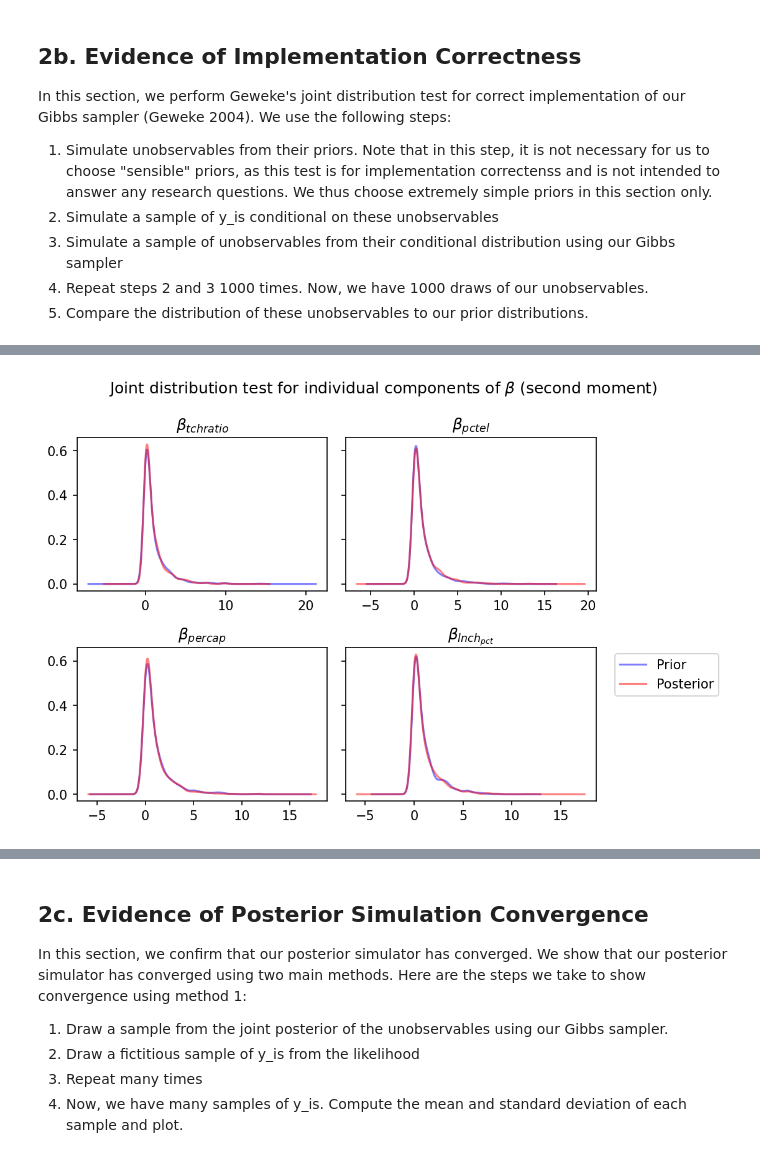
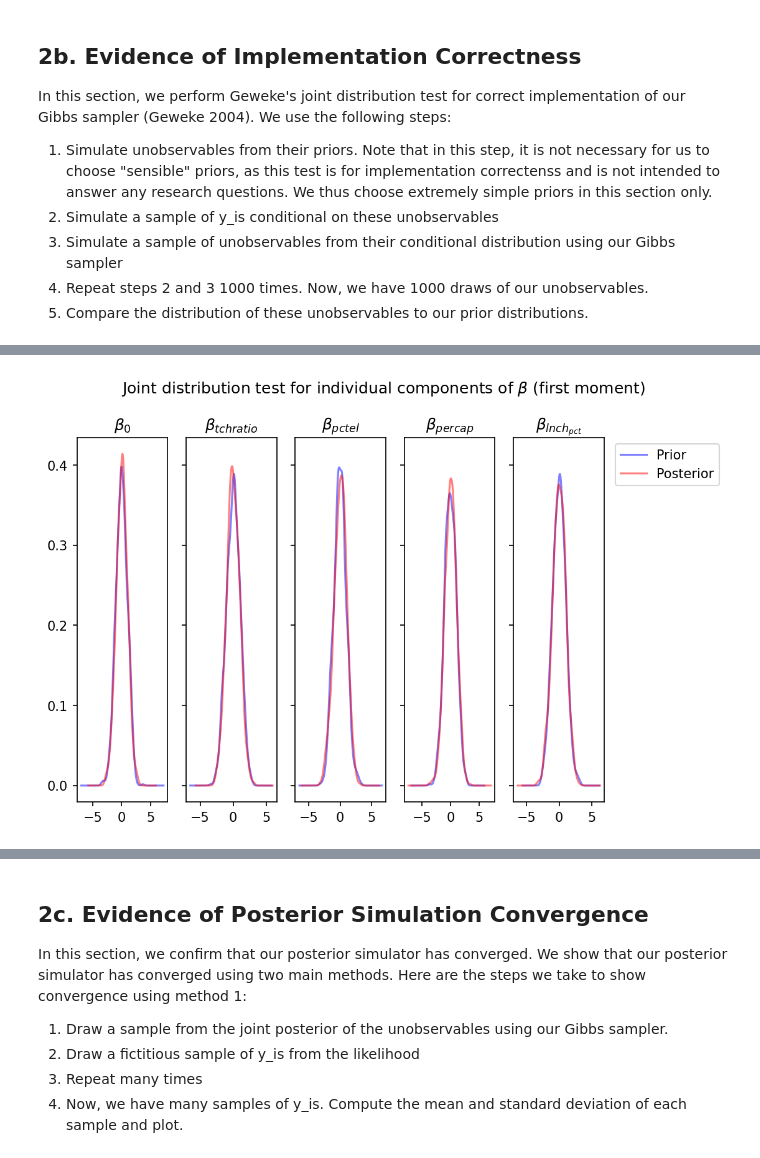
Before and after one commit to arjun-shanmugam/bayesian-linear-model, a Jupyter notebook: src/final_project.ipynb, the cells around one changed output, grey strips where cells are left out. Saved outputs shown, nothing was run; the diff lists cells and outputs as text; code cells hidden in the pictures.

```diff
--- a/src/final_project.ipynb
+++ b/src/final_project.ipynb
@@ -358,28 +293,29 @@ geweke_test_results_second_moment
-# %%
-# Plot the distribution of second moments of each beta
-fig, axes = plt.subplots(2, 2, figsize=(7.5, 5), sharey=True)
-fig.suptitle("Joint distribution test for individual components of $\\beta$ (second moment)")
-titles = ["$\\beta_{tchratio}$", "$\\beta_{pctel}$", "$\\beta_{percap}$", "$\\beta_{lnch_{pct}}$"]
-
-axes = [ax for l in axes for ax in l]
-
-for ax, beta_index, title in zip(axes, range(all_betas_prior.shape[1]), titles):
-    current_beta_prior = pd.Series(np.reshape(all_betas_prior[:, beta_index], -1))**2
-    current_beta_posterior = pd.Series(np.reshape(all_betas_posterior[:, beta_index], -1))**2
-
-    current_beta_prior.plot(ax = ax, kind='kde', alpha = 0.5, color = 'blue')
-    current_beta_posterior.plot(ax = ax, kind='kde', alpha = 0.5, color = 'red')
-    ax.title.set_text(title)
-
-plt.legend(["Prior", "Posterior"], bbox_to_anchor=(1.05, 1.0), loc='upper left')
-axes[0].set_ylabel("")
-axes[1].set_ylabel("")
-axes[2].set_ylabel("")
-axes[3].set_ylabel("")
-
-plt.tight_layout()
-plt.savefig(os.path.join(OUTPUT_FIGURES, "implementation_check_betas_second_moment.png"))
-plt.show()
-plt.close(fig)
-# %% [output]
-[figure, removed]
+# %%
+# Plot the distribution of first moments of each beta
+fig, axes = plt.subplots(1, 5, figsize=(7.5, 5), sharey=True)
+fig.suptitle("Joint distribution test for individual components of $\\beta$ (first moment)")
+titles = ["$\\beta_{0}$", "$\\beta_{tchratio}$", "$\\beta_{pctel}$", "$\\beta_{percap}$", "$\\beta_{lnch_{pct}}$"]
+
+# axes = [ax for l in axes for ax in l]
+
+for ax, beta_index, title in zip(axes, range(all_betas_prior.shape[1]), titles):
+    current_beta_prior = pd.Series(np.reshape(all_betas_prior[:, beta_index], -1))
+    current_beta_posterior = pd.Series(np.reshape(all_betas_posterior[:, beta_index], -1))
+
+    current_beta_prior.plot(ax = ax, kind='kde', alpha = 0.5, color = 'blue')
+    current_beta_posterior.plot(ax = ax, kind='kde', alpha = 0.5, color = 'red')
+    ax.title.set_text(title)
+
+plt.legend(["Prior", "Posterior"], bbox_to_anchor=(1.05, 1.0), loc='upper left')
+axes[0].set_ylabel("")
+axes[1].set_ylabel("")
+axes[2].set_ylabel("")
+axes[3].set_ylabel("")
+axes[4].set_ylabel("")
+
+plt.tight_layout()
+plt.savefig(os.path.join(OUTPUT_FIGURES, "implementation_check_betas_first_moment.png"))
+plt.show()
+# plt.close(fig)
+# %% [output]
+[figure, added]
```
Also changed, not shown: parts of 41 cells of this notebook, 15 other files.
